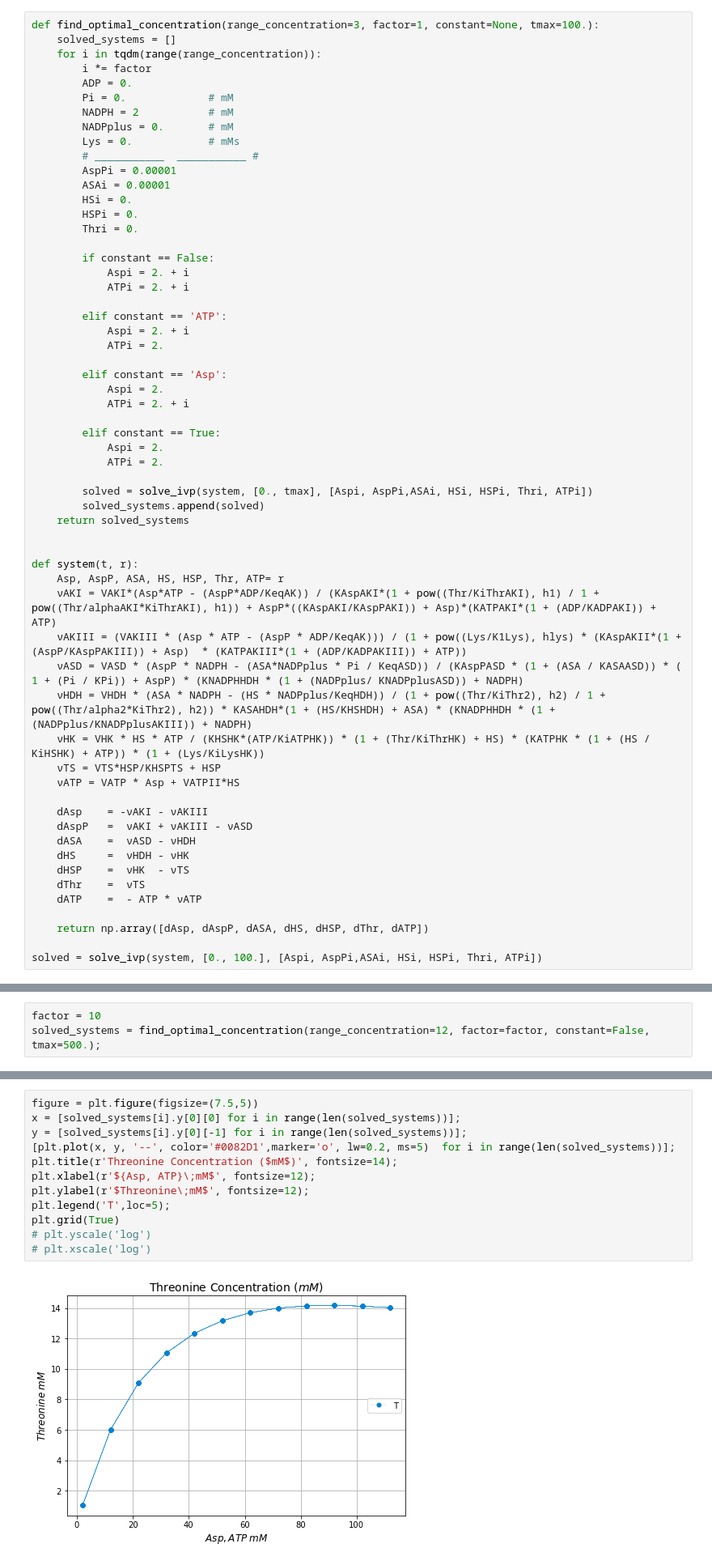
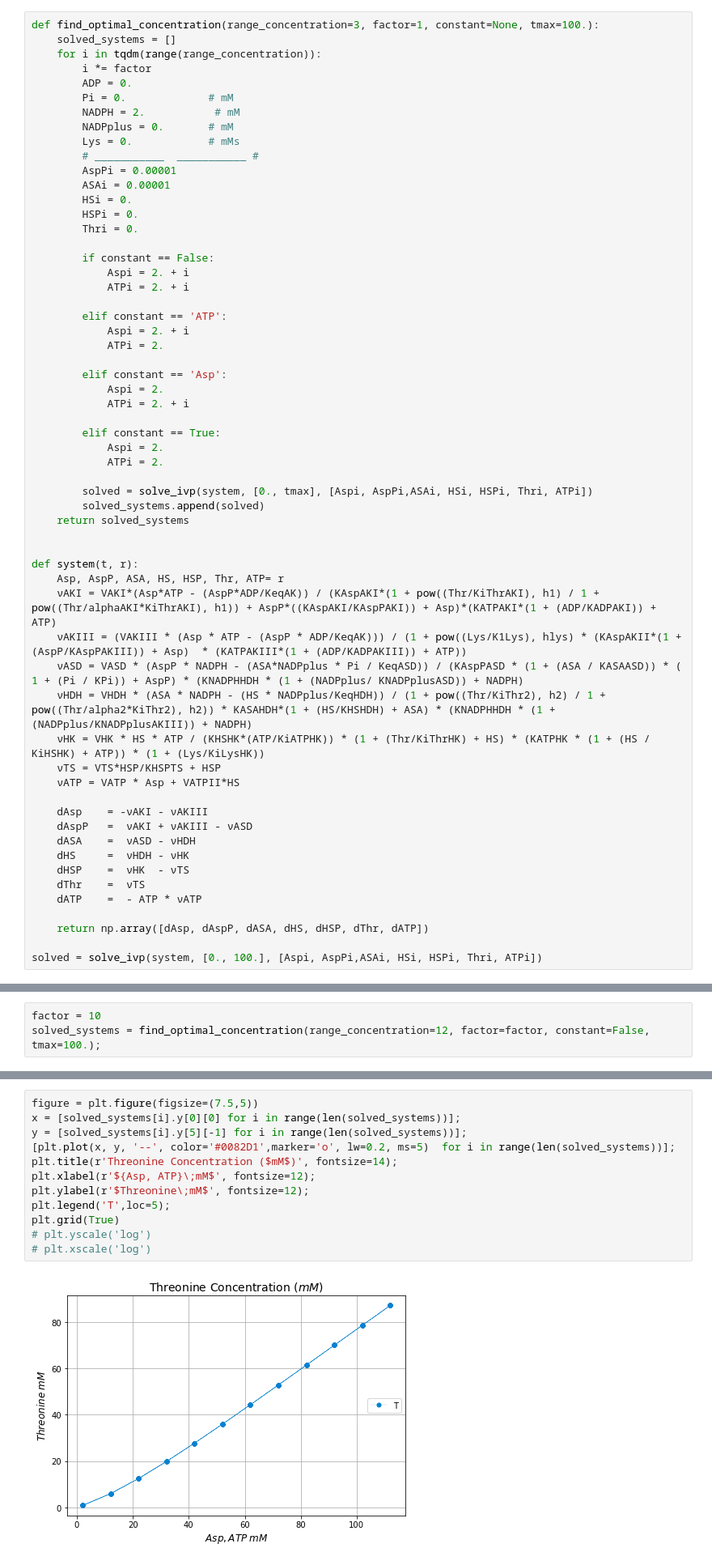
Before and after one commit to alejandrocs98/Proyectos-HCIM, a Jupyter notebook: Proyecto-01/proyecto_1.ipynb, the cells around one changed output, grey strips where cells are left out. Shown: that part at 81% size. Saved outputs shown, nothing was run; the diff lists cells and outputs as text.

```diff
--- a/Proyecto-01/proyecto_1.ipynb
+++ b/Proyecto-01/proyecto_1.ipynb
@@ -162,7 +162,7 @@ def find_optimal_concentration(range_concentration=3, factor=1, constant=None, t
         i *= factor
         ADP = 0.
         Pi = 0.             # mM
-        NADPH = 2           # mM
+        NADPH = 2.           # mM
         NADPplus = 0.       # mM
         Lys = 0.            # mMs
         # ___________  ___________ #
@@ -240,7 +240,7 @@ plt.vlines(40, 0, 2, colors='k', linestyles='dashed', lw=1)
 # <img src="images/Concentration.png" width=500 height=320 />
 # %%
 factor = 10
-solved_systems = find_optimal_concentration(range_concentration=12, factor=factor, constant=False, tmax=500.);
+solved_systems = find_optimal_concentration(range_concentration=12, factor=factor, constant=False, tmax=100.);
 # %%
 figure = plt.figure(figsize=(7.5,5))
 [plt.plot(solved_systems[i].t, solved_systems[i].y[5], label=f'$Thr_f\;(ATP_i \; {i * factor} mM$)', lw=2) for i in range(len(solved_systems))]
@@ -268,17 +268,17 @@ plt.grid(True)
 # %%
 figure = plt.figure(figsize=(7.5,5))
 x = [solved_systems[i].y[0][0] for i in range(len(solved_systems))];
-y = [solved_systems[i].y[0][-1] for i in range(len(solved_systems))];
+y = [solved_systems[i].y[5][-1] for i in range(len(solved_systems))];
 [plt.plot(x, y, '--', color='#0082D1',marker='o', lw=0.2, ms=5)  for i in range(len(solved_systems))];
 plt.title(r'Threonine Concentration ($mM$)', fontsize=14);
 plt.xlabel(r'${Asp, ATP}\;mM$', fontsize=12);
 plt.ylabel(r'$Threonine\;mM$', fontsize=12);
 plt.legend('T',loc=5);
 plt.grid(True)
 # plt.yscale('log')
 # plt.xscale('log')
 # %% [output]
-[figure, old version]
+[figure, new version]
 # %%
 constants = ('Asp', 'ATP', False, True)
 # multiple_solved_systems = [find_optimal_concentration(range_concentration=3, factor=1, constant=constant) for constant in constants]
```
Also changed, not shown: parts of 3 cells of this notebook.
